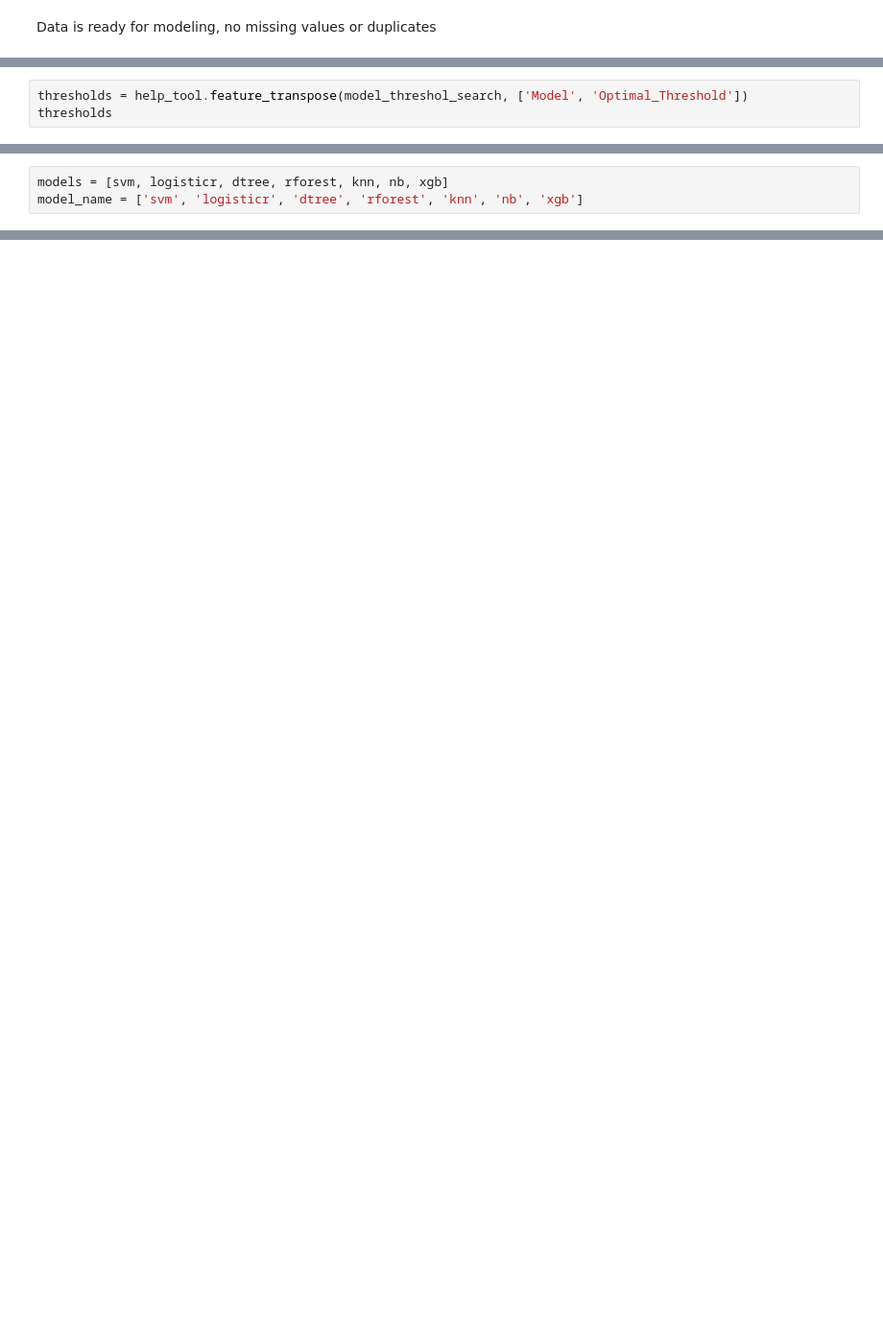
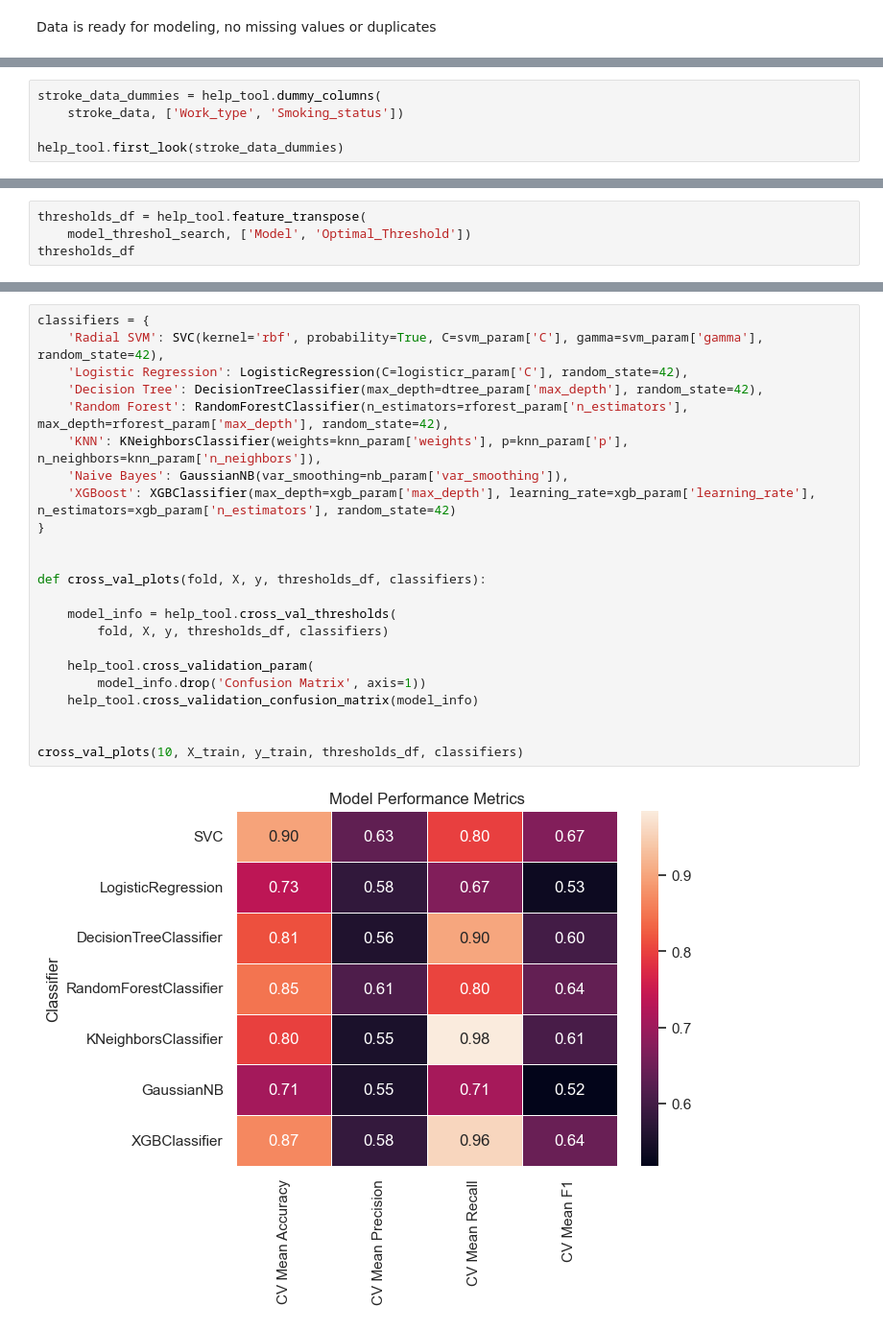
Before and after one commit to Padebeselis/Stroke_Prediction, a Jupyter notebook: Model.ipynb, the cells around one changed output, grey strips where cells are left out. Shown at 96% size. Drawn from its saved outputs; the diff is of its cells as text; blank space fills up the shorter version.

```diff
--- a/Model.ipynb
+++ b/Model.ipynb
@@ -248,3 +137,0 @@ plt.show()
-# %%
-thresholds = help_tool.feature_transpose(model_threshol_search, ['Model', 'Optimal_Threshold'])
-thresholds
@@ -512,3 +137,0 @@ Threshold was optimized on validation data, so ROC curves would show perfect 1 f
-# %%
-models = [svm, logisticr, dtree, rforest, knn, nb, xgb]
-model_name = ['svm', 'logisticr', 'dtree', 'rforest', 'knn', 'nb', 'xgb']
@@ -1107,0 +138,5 @@ plt.show()
+# %%
+stroke_data_dummies = help_tool.dummy_columns(
+    stroke_data, ['Work_type', 'Smoking_status'])
+
+help_tool.first_look(stroke_data_dummies)
@@ -1107,0 +259,4 @@ plt.show()
+# %%
+thresholds_df = help_tool.feature_transpose(
+    model_threshol_search, ['Model', 'Optimal_Threshold'])
+thresholds_df
@@ -1107,0 +371,25 @@ plt.show()
+# %%
+classifiers = {
+    'Radial SVM': SVC(kernel='rbf', probability=True, C=svm_param['C'], gamma=svm_param['gamma'], random_state=42),
+    'Logistic Regression': LogisticRegression(C=logisticr_param['C'], random_state=42),
+    'Decision Tree': DecisionTreeClassifier(max_depth=dtree_param['max_depth'], random_state=42),
+    'Random Forest': RandomForestClassifier(n_estimators=rforest_param['n_estimators'], max_depth=rforest_param['max_depth'], random_state=42),
+    'KNN': KNeighborsClassifier(weights=knn_param['weights'], p=knn_param['p'], n_neighbors=knn_param['n_neighbors']),
+    'Naive Bayes': GaussianNB(var_smoothing=nb_param['var_smoothing']),
+    'XGBoost': XGBClassifier(max_depth=xgb_param['max_depth'], learning_rate=xgb_param['learning_rate'], n_estimators=xgb_param['n_estimators'], random_state=42)
+}
+
+
+def cross_val_plots(fold, X, y, thresholds_df, classifiers):
+
+    model_info = help_tool.cross_val_thresholds(
+        fold, X, y, thresholds_df, classifiers)
+
+    help_tool.cross_validation_param(
+        model_info.drop('Confusion Matrix', axis=1))
+    help_tool.cross_validation_confusion_matrix(model_info)
+
+
+cross_val_plots(10, X_train, y_train, thresholds_df, classifiers)
+# %% [output]
+[figure, added]
```
Also changed, not shown: parts of 96 cells of this notebook, 2 other files.
